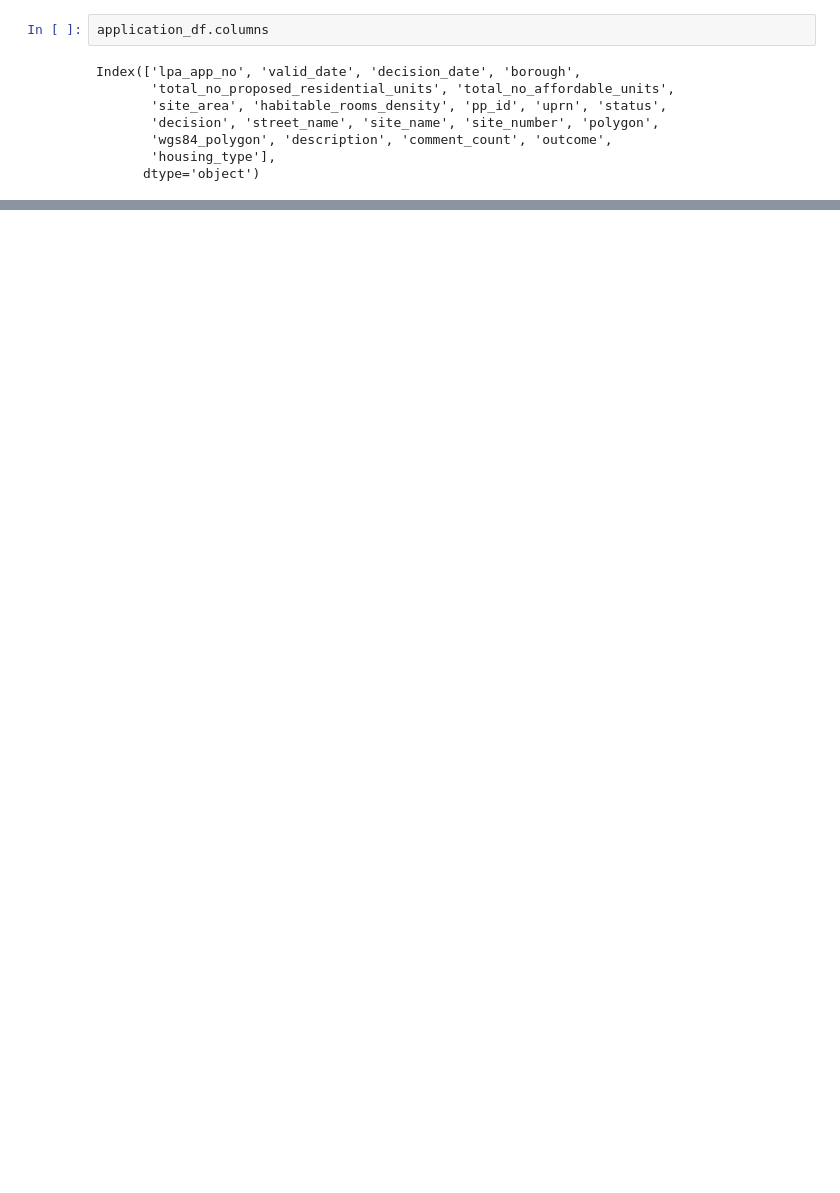
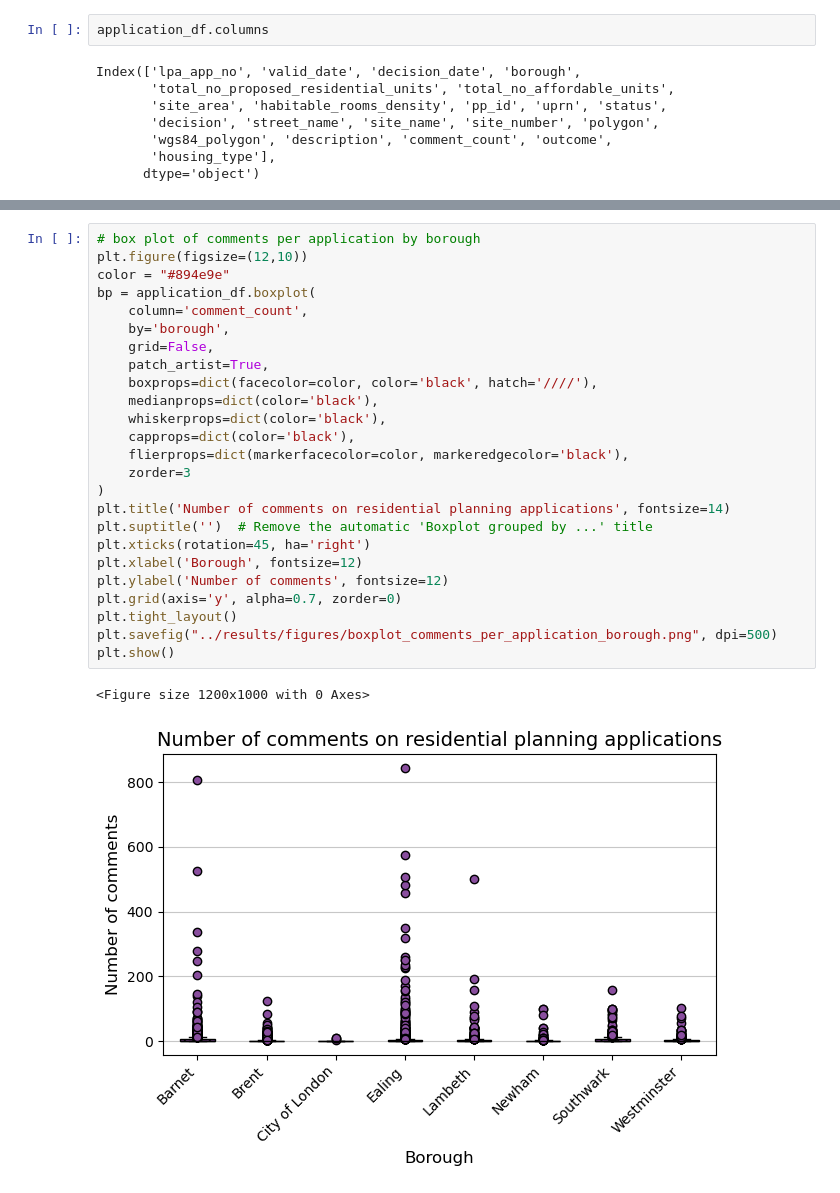
Before and after one commit to Bea-Taylor/nimby_nlp, a Jupyter notebook: notebooks/1_0_1_summary_analysis.ipynb, the cells around one changed output, grey strips where cells are left out. Cells and saved outputs as stored; diff of their text form; blank space fills up the shorter version.

```diff
--- a/notebooks/1_0_1_summary_analysis.ipynb
+++ b/notebooks/1_0_1_summary_analysis.ipynb
@@ -461,0 +465,28 @@ plt.show()
+# %%
+# box plot of comments per application by borough
+plt.figure(figsize=(12,10))
+color = "#894e9e"
+bp = application_df.boxplot(
+    column='comment_count',
+    by='borough',
+    grid=False,
+    patch_artist=True,
+    boxprops=dict(facecolor=color, color='black', hatch='////'),
+    medianprops=dict(color='black'),
+    whiskerprops=dict(color='black'),
+    capprops=dict(color='black'),
+    flierprops=dict(markerfacecolor=color, markeredgecolor='black'),
+    zorder=3
+)
+plt.title('Number of comments on residential planning applications', fontsize=14)
+plt.suptitle('')  # Remove the automatic 'Boxplot grouped by ...' title
+plt.xticks(rotation=45, ha='right')
+plt.xlabel('Borough', fontsize=12)
+plt.ylabel('Number of comments', fontsize=12)
+plt.grid(axis='y', alpha=0.7, zorder=0)
+plt.tight_layout()
+plt.savefig("../results/figures/boxplot_comments_per_application_borough.png", dpi=500)
+plt.show()
+# %% [output]
+<Figure size 1200x1000 with 0 Axes>
+[figure, added]
```
Also changed, not shown: parts of 14 cells of this notebook, 4 other files.
